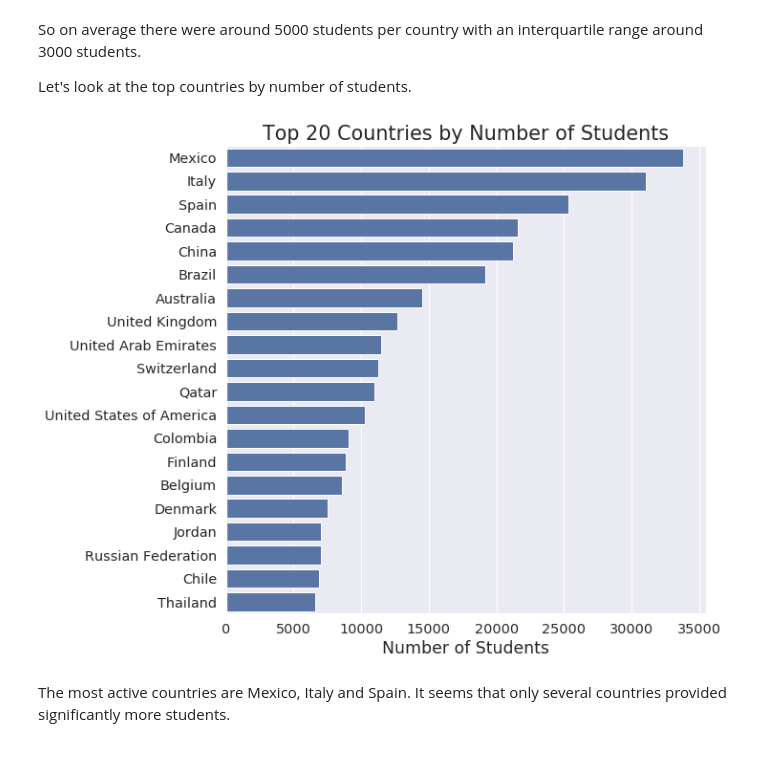
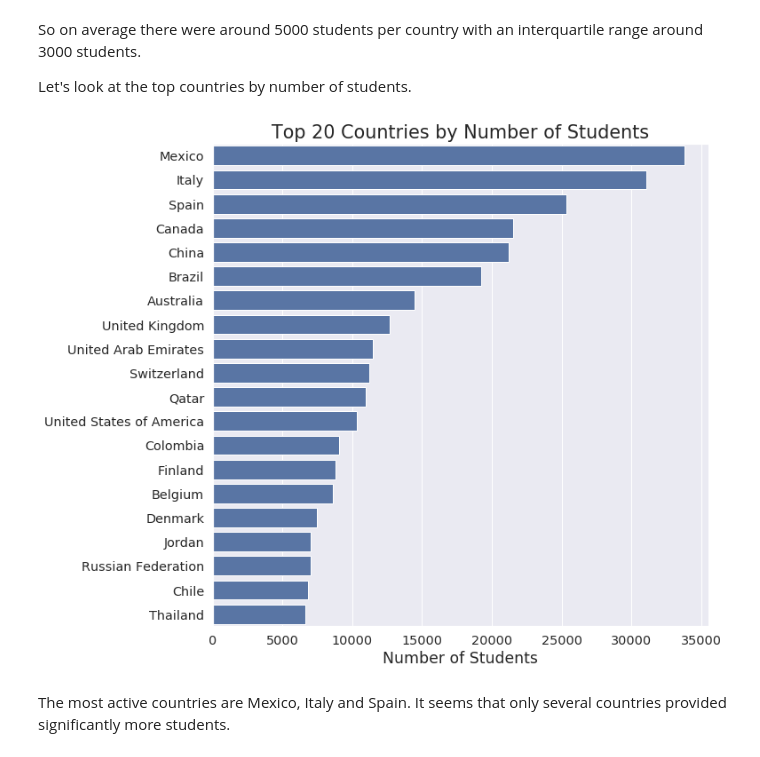
Before and after one commit to yamontv/pisa2012_visualization, a Jupyter notebook: exploration.ipynb, the cells around one changed output. Cells and saved outputs as stored; diff of their text form; code cells hidden in the pictures.

```diff
--- a/exploration.ipynb
+++ b/exploration.ipynb
@@ -202,18 +202,18 @@ Let's look at the top countries by number of students.
 # %%
 # Get top20 countries
 data = df['Country'].value_counts().head(20)
 
 # Plot
-plt.figure(figsize=[9, 9])
+plt.figure(figsize=[10, 10])
 sb.countplot(data=df, y='Country', order=data.index, color=base_color)
 plt.title('Top 20 Countries by Number of Students')
 plt.xlabel('Number of Students')
 plt.ylabel(None)
 
 # Save
 plt.savefig('img/top20_countries.png', dpi=200, bbox_inches="tight")
 # %% [output]
-[figure, old version]
+[figure, new version]
 # %% [markdown]
 The most active countries are Mexico, Italy and Spain. It seems that only several countries provided significantly more students.
 # %% [markdown]
```
Also changed, not shown: parts of 18 cells of this notebook, 17 other files.
